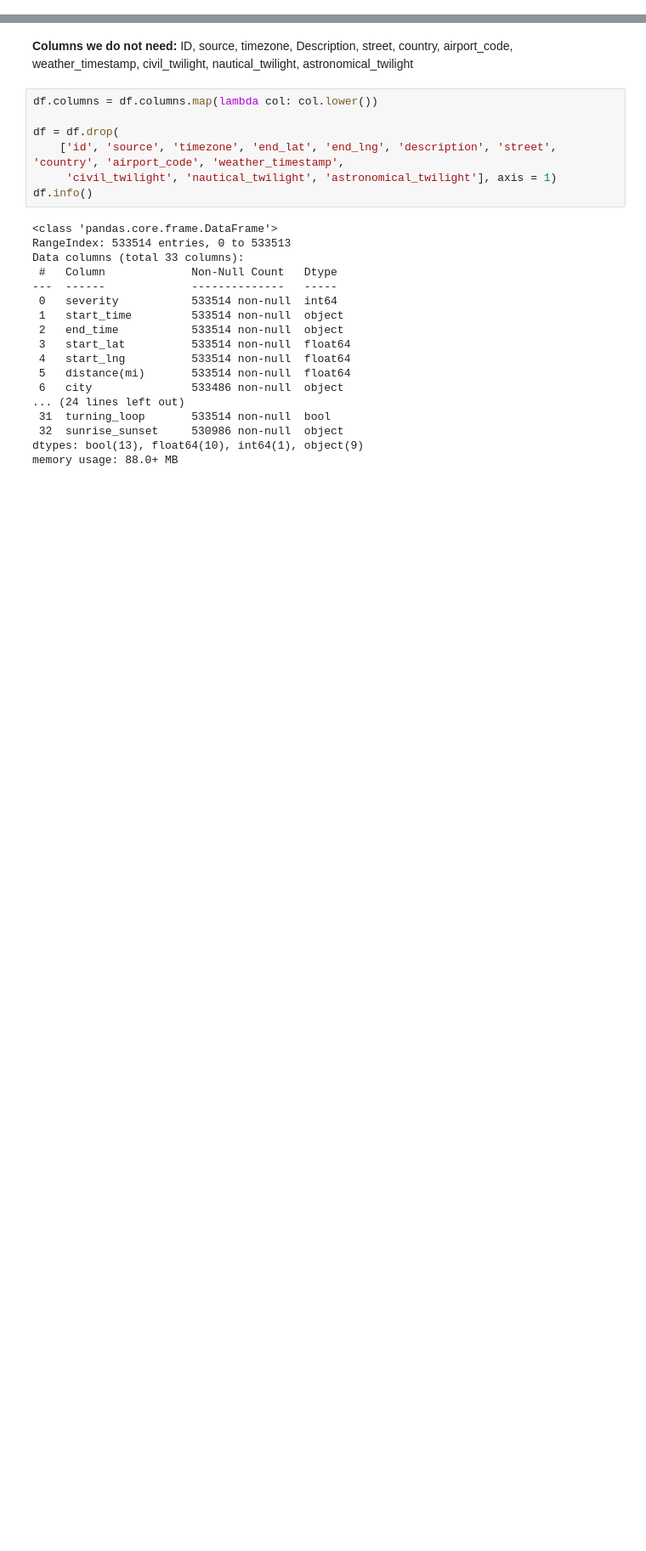
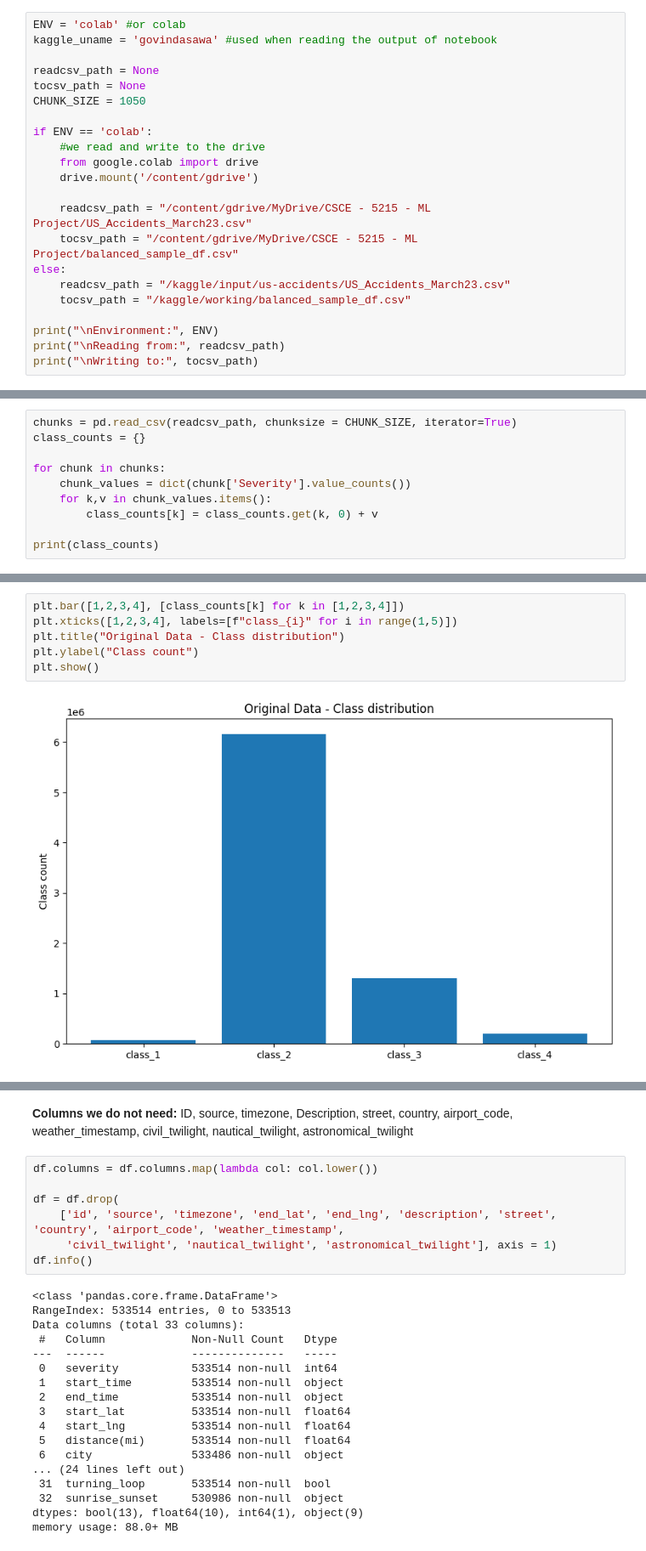
Before and after one commit to Govind-Asawa/US_Car_Accidents, a Jupyter notebook: ML_US_Car_accidents.ipynb, the cells around one changed output, grey strips where cells are left out. Shown at 85% size. Saved outputs shown, nothing was run; the diff lists cells and outputs as text; blank space fills up the shorter version.

```diff
--- a/ML_US_Car_accidents.ipynb
+++ b/ML_US_Car_accidents.ipynb
@@ -39,0 +36,22 @@ from sklearn.metrics import classification_report, accuracy_score, precision_sco
+# %%
+ENV = 'colab' #or colab
+kaggle_uname = 'govindasawa' #used when reading the output of notebook
+
+readcsv_path = None
+tocsv_path = None
+CHUNK_SIZE = 1050
+
+if ENV == 'colab':
+    #we read and write to the drive
+    from google.colab import drive
+    drive.mount('/content/gdrive')
+
+    readcsv_path = "/content/gdrive/MyDrive/CSCE - 5215 - ML Project/US_Accidents_March23.csv"
+    tocsv_path = "/content/gdrive/MyDrive/CSCE - 5215 - ML Project/balanced_sample_df.csv"
+else:
+    readcsv_path = "/kaggle/input/us-accidents/US_Accidents_March23.csv"
+    tocsv_path = "/kaggle/working/balanced_sample_df.csv"
+
+print("\nEnvironment:", ENV)
+print("\nReading from:", readcsv_path)
+print("\nWriting to:", tocsv_path)
@@ -39,0 +68,10 @@ from sklearn.metrics import classification_report, accuracy_score, precision_sco
+# %%
+chunks = pd.read_csv(readcsv_path, chunksize = CHUNK_SIZE, iterator=True)
+class_counts = {}
+
+for chunk in chunks:
+    chunk_values = dict(chunk['Severity'].value_counts())
+    for k,v in chunk_values.items():
+        class_counts[k] = class_counts.get(k, 0) + v
+
+print(class_counts)
@@ -39,0 +80,8 @@ from sklearn.metrics import classification_report, accuracy_score, precision_sco
+# %%
+plt.bar([1,2,3,4], [class_counts[k] for k in [1,2,3,4]])
+plt.xticks([1,2,3,4], labels=[f"class_{i}" for i in range(1,5)])
+plt.title("Original Data - Class distribution")
+plt.ylabel("Class count")
+plt.show()
+# %% [output]
+[figure, added]
```
Also changed, not shown: parts of 36 cells of this notebook.
